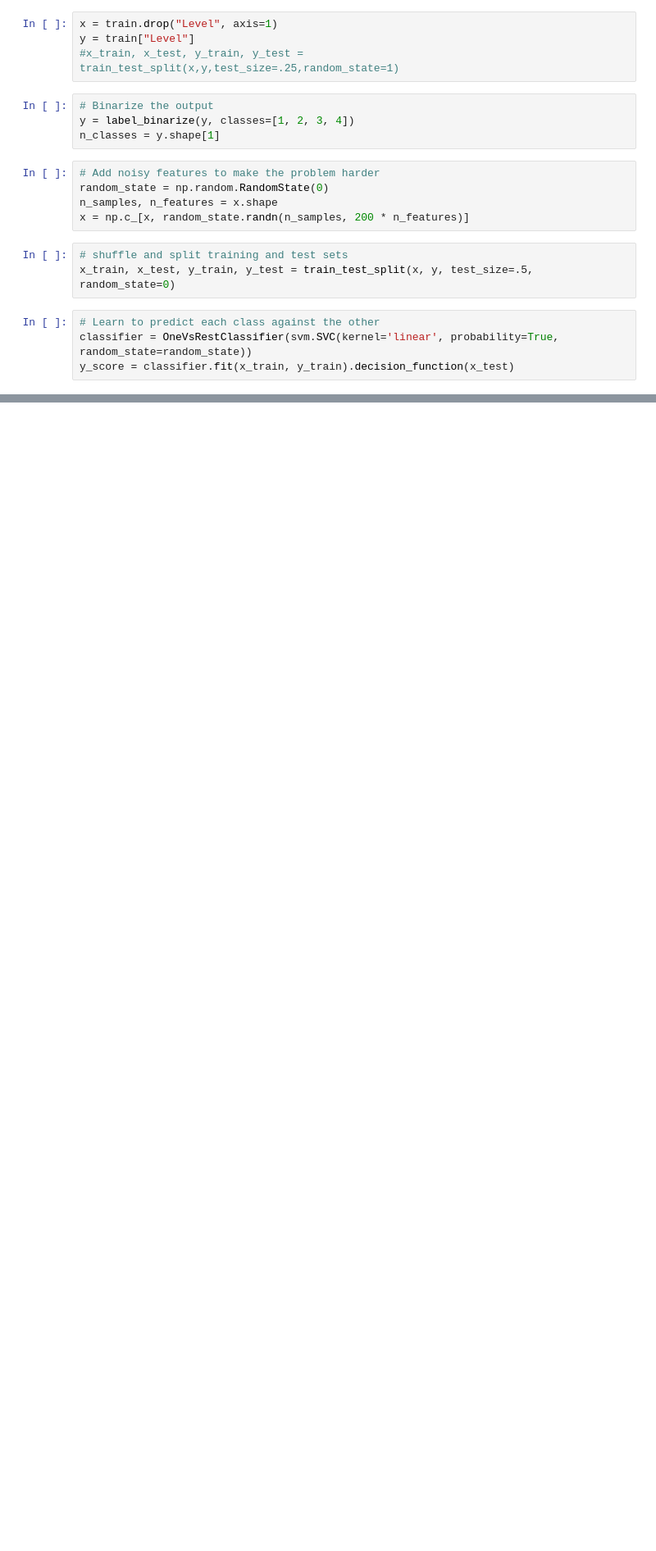
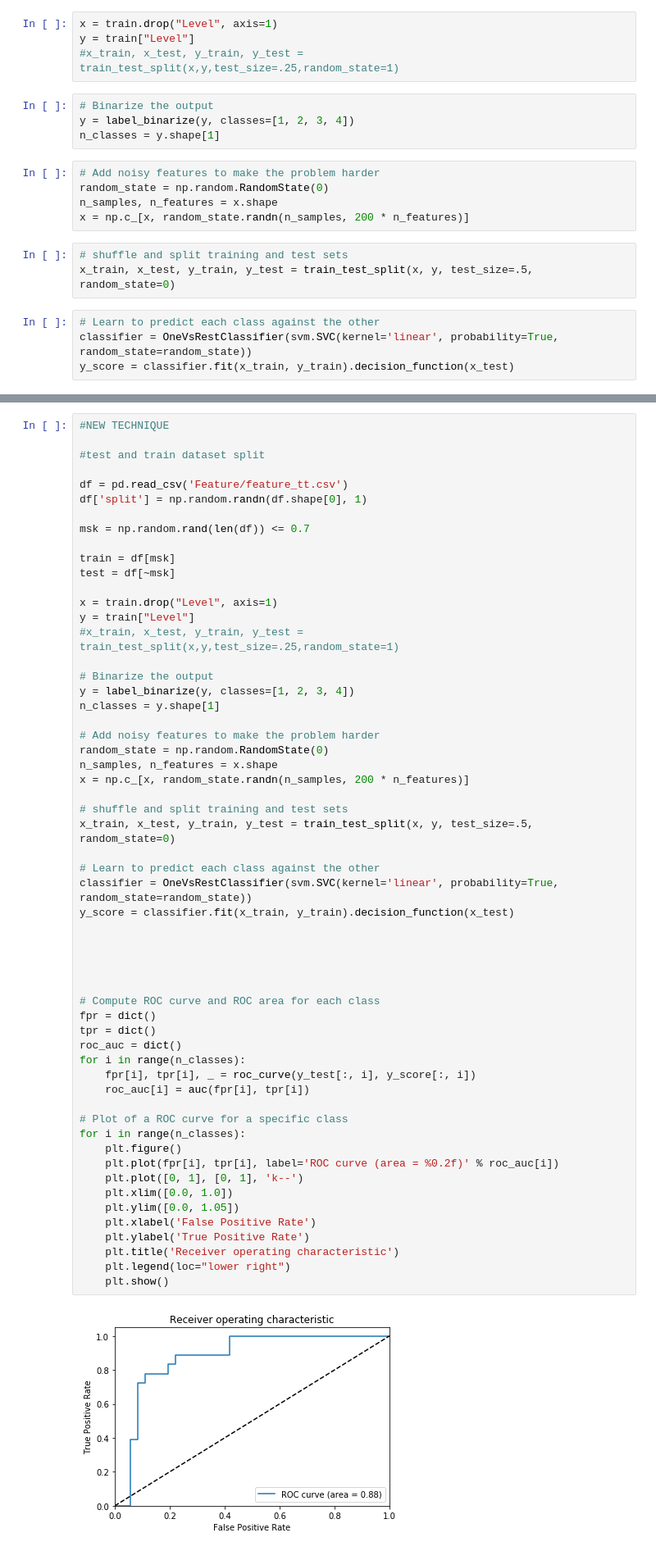
Before and after one commit to echo-akash/Human-Emotion-Recognition-using-Physiological-EEG-Signal, a Jupyter notebook: ROC.ipynb, the cells around one changed output, grey strips where cells are left out. Shown at 82% size. Drawn from its saved outputs; the diff is of its cells as text; blank space fills up the shorter version.

```diff
--- a/ROC.ipynb
+++ b/ROC.ipynb
@@ -117,0 +118,59 @@ plt.show()
+# %%
+#NEW TECHNIQUE
+
+#test and train dataset split
+
+df = pd.read_csv('Feature/feature_tt.csv')
+df['split'] = np.random.randn(df.shape[0], 1)
+
+msk = np.random.rand(len(df)) <= 0.7
+
+train = df[msk]
+test = df[~msk]
+
+x = train.drop("Level", axis=1)
+y = train["Level"]
+#x_train, x_test, y_train, y_test = train_test_split(x,y,test_size=.25,random_state=1)
+
+# Binarize the output
+y = label_binarize(y, classes=[1, 2, 3, 4])
+n_classes = y.shape[1]
+
+# Add noisy features to make the problem harder
+random_state = np.random.RandomState(0)
+n_samples, n_features = x.shape
+x = np.c_[x, random_state.randn(n_samples, 200 * n_features)]
+
+# shuffle and split training and test sets
+x_train, x_test, y_train, y_test = train_test_split(x, y, test_size=.5, random_state=0)
+
+# Learn to predict each class against the other
+classifier = OneVsRestClassifier(svm.SVC(kernel='linear', probability=True, random_state=random_state))
+y_score = classifier.fit(x_train, y_train).decision_function(x_test)
+
+
+
+
+
+# Compute ROC curve and ROC area for each class
+fpr = dict()
+tpr = dict()
+roc_auc = dict()
+for i in range(n_classes):
+    fpr[i], tpr[i], _ = roc_curve(y_test[:, i], y_score[:, i])
+    roc_auc[i] = auc(fpr[i], tpr[i])
+
+# Plot of a ROC curve for a specific class
+for i in range(n_classes):
+    plt.figure()
+    plt.plot(fpr[i], tpr[i], label='ROC curve (area = %0.2f)' % roc_auc[i])
+    plt.plot([0, 1], [0, 1], 'k--')
+    plt.xlim([0.0, 1.0])
+    plt.ylim([0.0, 1.05])
+    plt.xlabel('False Positive Rate')
+    plt.ylabel('True Positive Rate')
+    plt.title('Receiver operating characteristic')
+    plt.legend(loc="lower right")
+    plt.show()
+# %% [output]
+[figure, added]
```
Also changed, not shown: parts of 2 cells of this notebook.
